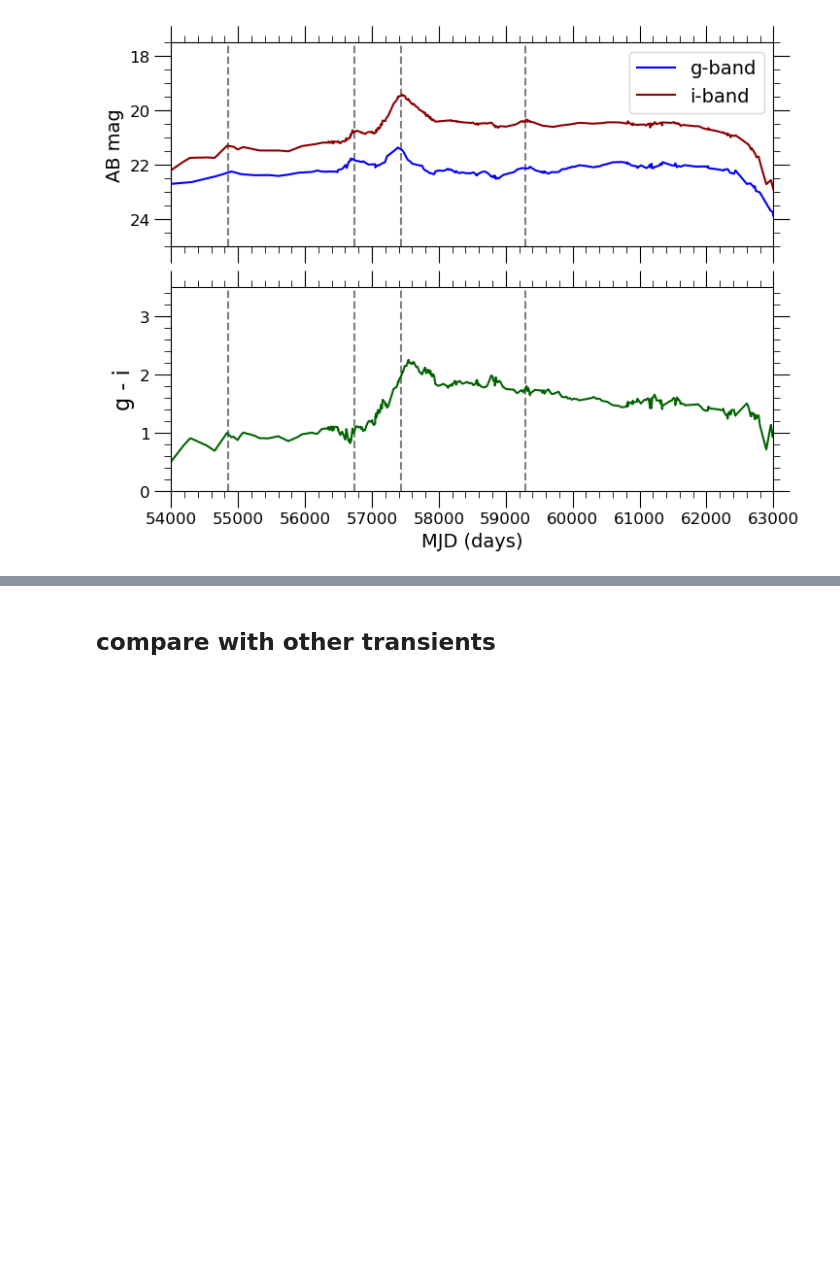
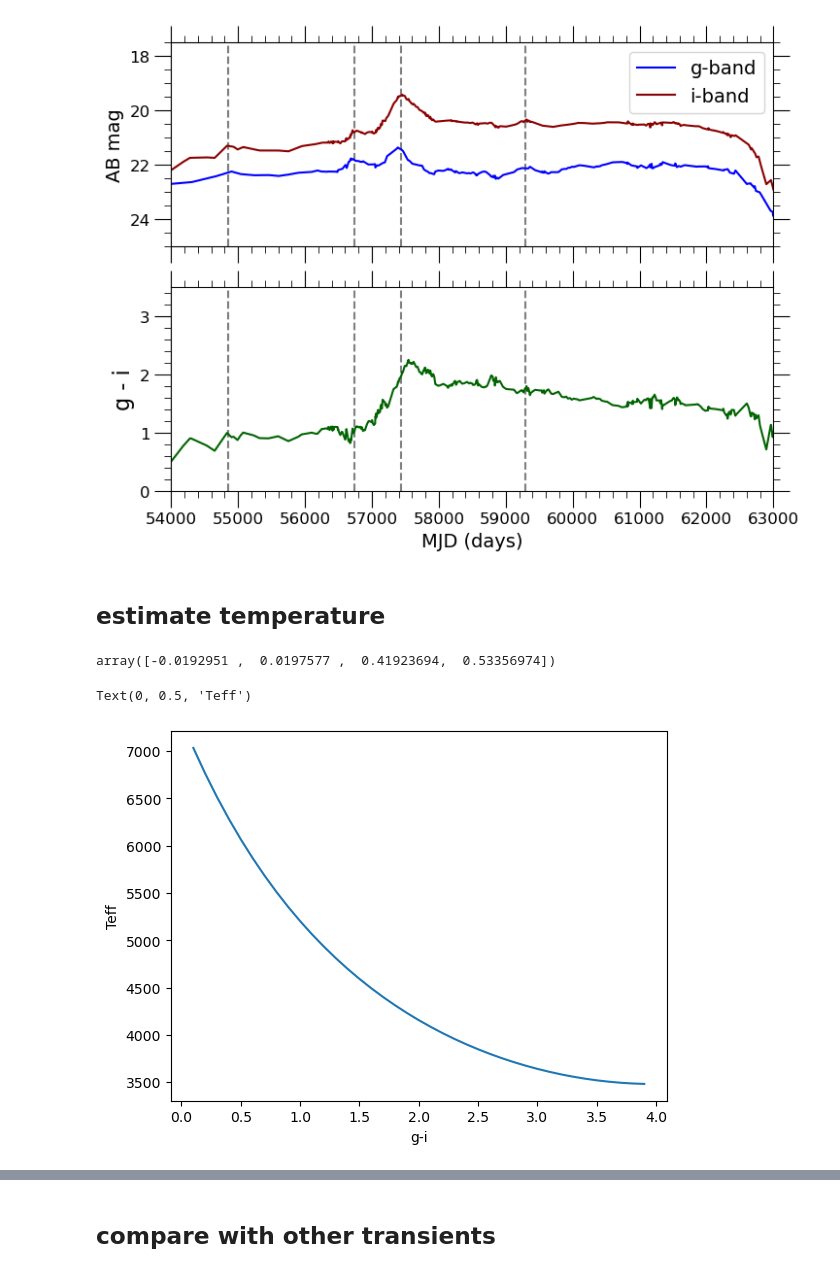
Before and after one commit to xiaolng/EtaCarEchoes, a Jupyter notebook: plot_lc.ipynb, the cells around one changed output, grey strips where cells are left out. Cells and saved outputs as stored; diff of their text form; code cells hidden in the pictures; blank space fills up the shorter version.

```diff
--- a/plot_lc.ipynb
+++ b/plot_lc.ipynb
@@ -256,3 +272,5 @@ axs[1].set_ylim(0.0, 3.5)
 # %% [output]
 (0.0, 3.5)
 [figure]
+# %% [markdown]
+## estimate temperature
@@ -258,0 +285,46 @@ axs[1].set_ylim(0.0, 3.5)
+# %%
+
+np.polyfit(V_Is, Theta, deg=3)
+# %% [output]
+array([-0.0192951 ,  0.0197577 ,  0.41923694,  0.53356974])
+# %%
+def vi_to_Teff(vi):
+    """
+    Convert (V-I) color to Teff [K] = 5040 / Theta.
+
+
+    Theta = a0 + a1(V-I) + a2 (V-I)**2 + a3 (V-I)**3
+
+    Reference: A. Alonso et al.: Empirical calibration of Teff versus colours and [Fe/H].
+    """
+    vi = np.asarray(vi)
+
+    # value from np.polyfit
+    a3, a2, a1, a0 = -0.0192951 ,  0.0197577 ,  0.41923694,  0.53356974
+
+    Theta = a0 + a1 * vi + a2 * vi ** 2 + a3 * vi ** 3
+
+    return 5040 / Theta
+
+def gi_to_VI(gi):
+    """
+    Convert g-i to V-I, from
+    https://www.sdss3.org/dr8/algorithms/sdssUBVRITransform.php#Jordi2006
+    """
+    VI = (0.675)*(gi)  + (0.364)
+    return VI
+# %%
+# the gi-Temperature relation
+
+gi_s = np.arange(0.1, 4, .1)
+vi_s = gi_to_VI(gi_s)
+
+Teff_s = vi_to_Teff(vi_s)
+
+plt.plot(gi_s, Teff_s)
+
+plt.xlabel('g-i')
+plt.ylabel('Teff')
+# %% [output]
+Text(0, 0.5, 'Teff')
+[figure, added]
```
Also changed, not shown: parts of 32 cells of this notebook, 6 other files.
